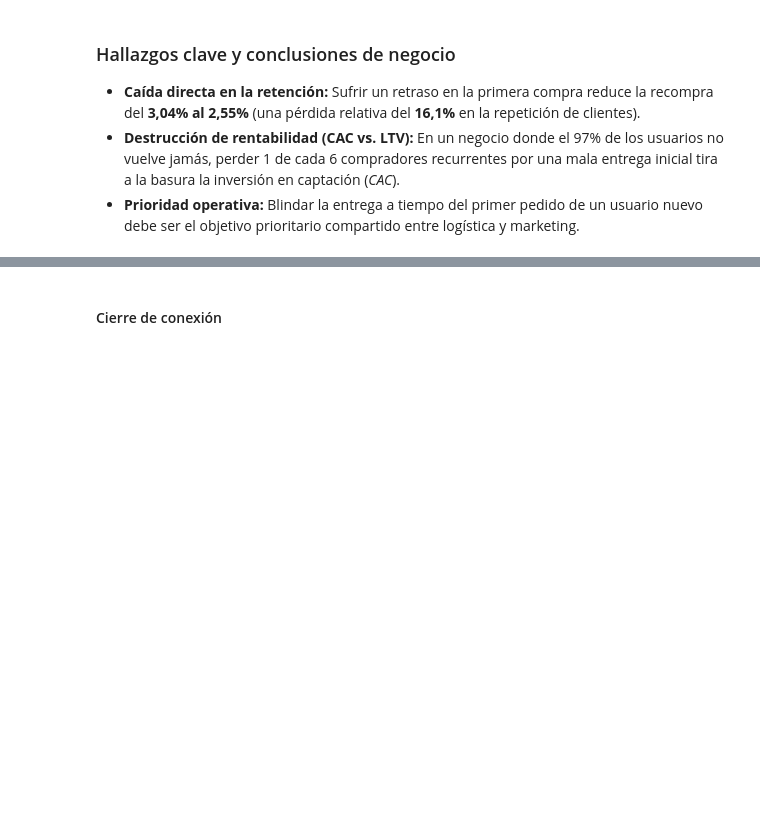
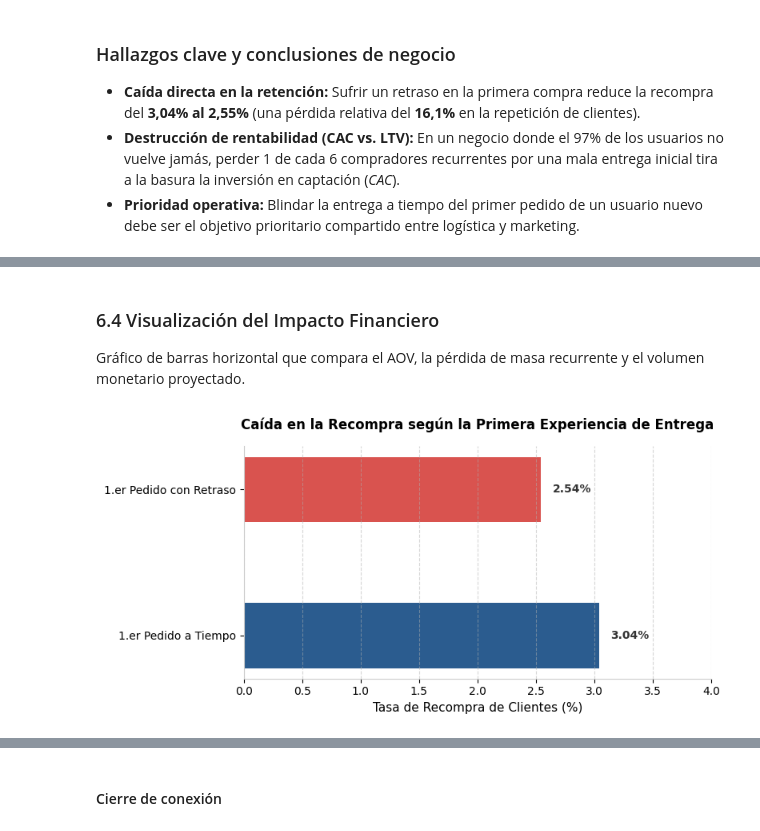
Before and after one commit to MonicaFernandezM/ecommerce-advanced-sql-analysis, a Jupyter notebook: notebooks/01_ecommerce_analytics_duckdb.ipynb, the cells around one changed output, grey strips where cells are left out. Drawn from its saved outputs; the diff is of its cells as text; code cells hidden in the pictures; blank space fills up the shorter version.

Commit message:
Creacion de modelo e imagenes

```diff
--- a/notebooks/01_ecommerce_analytics_duckdb.ipynb
+++ b/notebooks/01_ecommerce_analytics_duckdb.ipynb
@@ -1378,0 +1529,37 @@ plt.show()
+# %% [markdown]
+### 6.4 Visualización del Impacto Financiero
+Gráfico de barras horizontal que compara el AOV, la pérdida de masa recurrente y el volumen monetario proyectado.
+# %%
+fig, ax = plt.subplots(figsize=(8, 4))
+
+# Etiquetas claras de negocio
+metricas = ['1.er Pedido a Tiempo', '1.er Pedido con Retraso']
+valores = [df_impacto_economico['tasa_recompra_control_pct'][0], df_impacto_economico['tasa_recompra_afectada_pct'][0]]
+colores = ['#2b5c8f', '#d9534f']
+
+barras = ax.barh(metricas, valores, color=colores, height=0.45)
+
+for barra in barras:
+    ancho = barra.get_width()
+    ax.text(
+        ancho + 0.1,
+        barra.get_y() + barra.get_height() / 2,
+        f"{ancho:.2f}%",
+        va='center',
+        fontsize=10,
+        fontweight='bold',
+        color='#333333'
+    )
+
+ax.set_xlim(0, 4)
+ax.set_xlabel("Tasa de Recompra de Clientes (%)", fontsize=11)
+ax.set_title("Caída en la Recompra según la Primera Experiencia de Entrega", fontsize=12, fontweight='bold', pad=15)
+ax.spines['top'].set_visible(False)
+ax.spines['right'].set_visible(False)
+ax.grid(axis='x', linestyle='--', alpha=0.5)
+
+plt.tight_layout()
+plt.savefig('../img/06_impacto_economico.png', dpi=300, bbox_inches='tight')
+plt.show()
+# %% [output]
+[figure, added]
```
Also changed, not shown: parts of 12 cells of this notebook, 6 other files.
